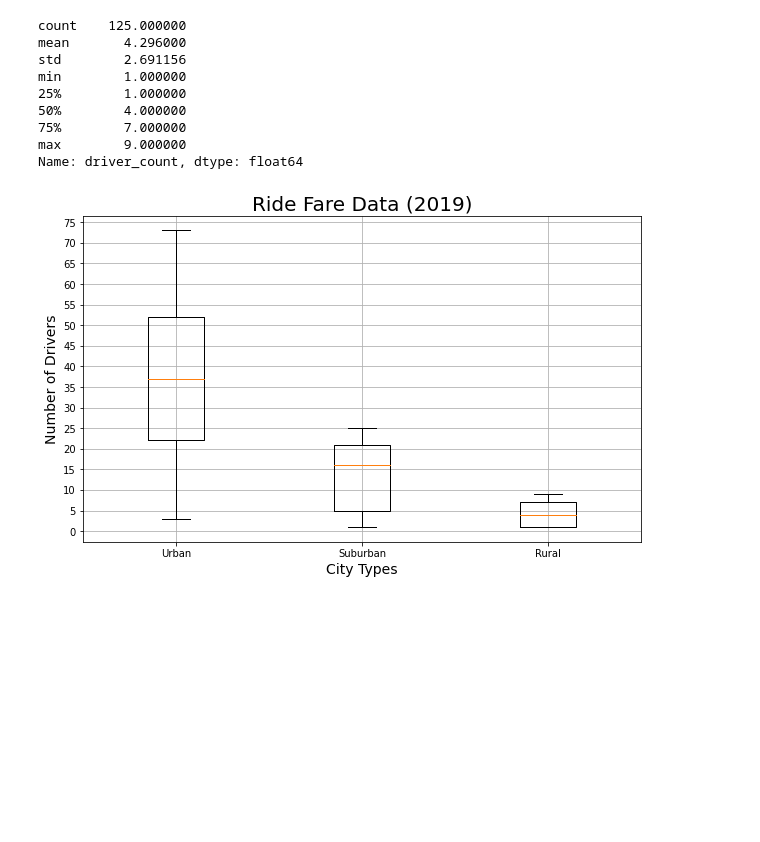
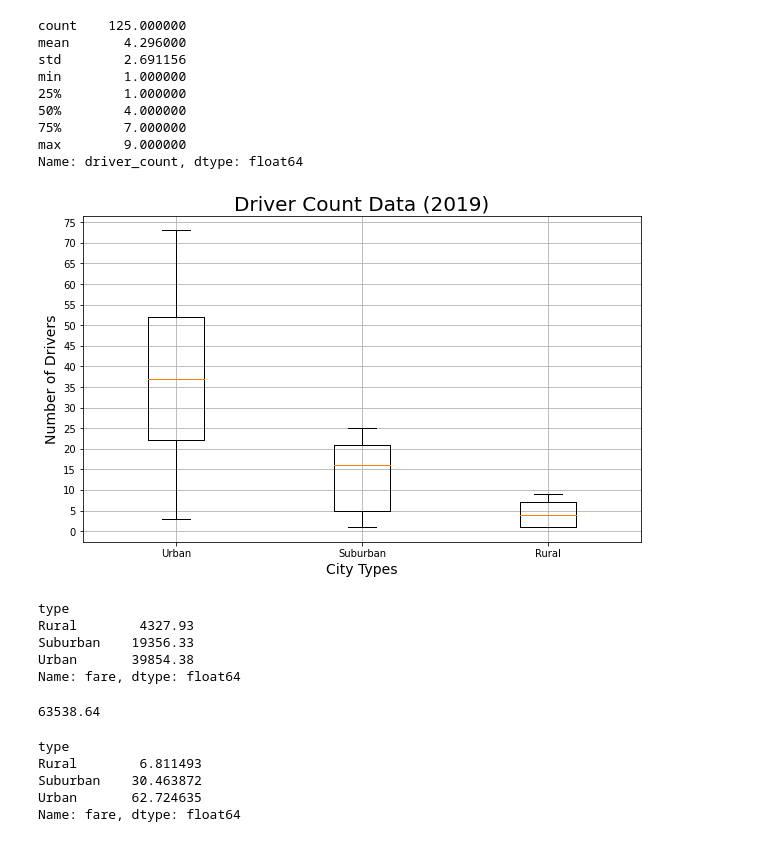
Before and after one commit to neccher/PyBer_Analysis, a Jupyter notebook: PyBer.ipynb, the cells around one changed output. Drawn from its saved outputs; the diff is of its cells as text; code cells hidden in the pictures; blank space fills up the shorter version.

```diff
--- a/PyBer.ipynb
+++ b/PyBer.ipynb
@@ -636,16 +636,42 @@ Name: driver_count, dtype: float64
 # %%
 #Add all to same graph
 x_labels = ["Urban", "Suburban", "Rural"]
 ride_count_data = [urban_drivers, suburban_drivers, rural_drivers]
 fig, ax = plt.subplots(figsize=(10, 6))
-ax.set_title('Ride Fare Data (2019)',fontsize=20)
+ax.set_title('Driver Count Data (2019)',fontsize=20)
 ax.set_ylabel("Number of Drivers",fontsize=14)
 ax.set_xlabel("City Types",fontsize=14)
 ax.boxplot(ride_count_data, labels=x_labels)
 ax.set_yticks(np.arange(0, 76, step=5.0))
 ax.grid()
 # Save the figure.
 plt.savefig("analysis/Fig4.png")
 plt.show()
 # %% [output]
-[figure, old version]
+[figure, new version]
+# %%
+#sum of fares for each city type
+sum_fares_by_type = pyber_data_df.groupby(["type"]).sum()["fare"]
+sum_fares_by_type
+# %% [output]
+type
+Rural        4327.93
+Suburban    19356.33
+Urban       39854.38
+Name: fare, dtype: float64
+# %%
+#Sum of all fares
+total_fares = pyber_data_df.sum()["fare"]
+total_fares
+# %% [output]
+63538.64
+# %%
+#Percentage by type
+type_percents = 100 * sum_fares_by_type / total_fares
+type_percents
+# %% [output]
+type
+Rural        6.811493
+Suburban    30.463872
+Urban       62.724635
+Name: fare, dtype: float64
```
Also changed, not shown: parts of 1 cell of this notebook, 2 other files.
